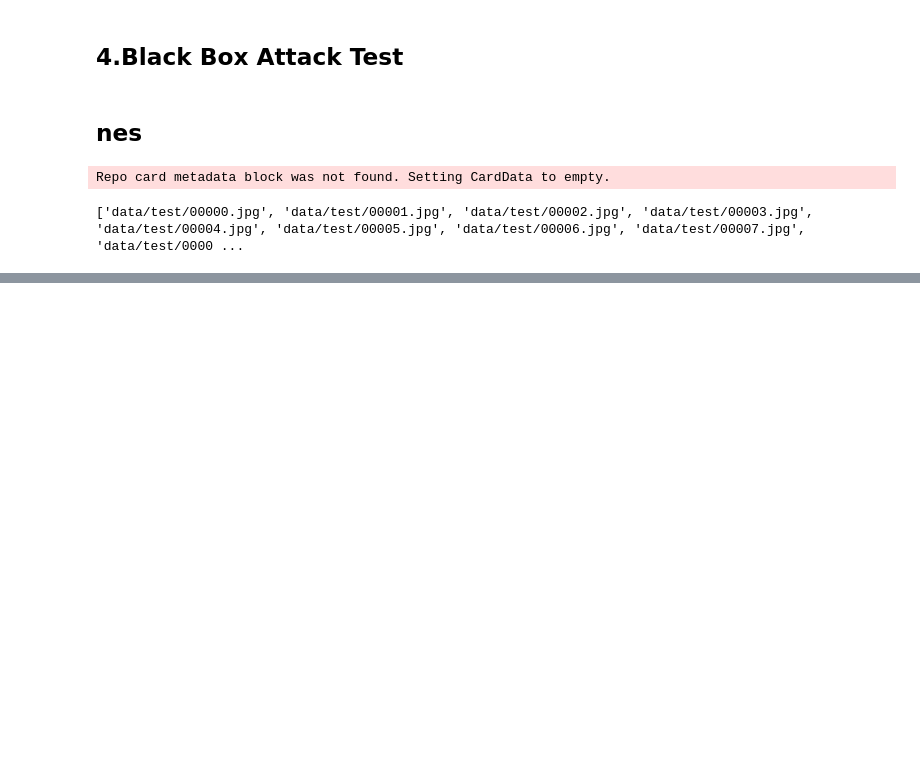
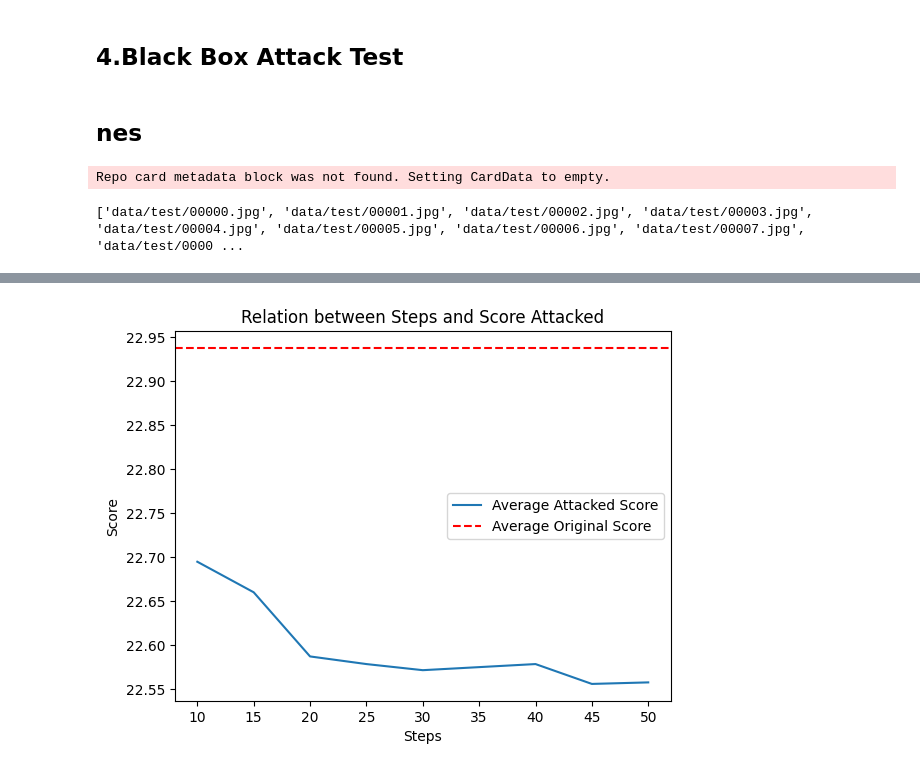
Before and after one commit to Terry-Zheng-2001/HPSattack, a Jupyter notebook: MLtask.ipynb, the cells around one changed output, grey strips where cells are left out. Saved outputs shown, nothing was run; the diff lists cells and outputs as text; code cells hidden in the pictures; blank space fills up the shorter version.

```diff
--- a/MLtask.ipynb
+++ b/MLtask.ipynb
@@ -168,6 +168,9 @@ image_tensor = images_to_tensor([image_paths[0]], model).to(device)
 # %% [output]
 ['data/test/00000.jpg', 'data/test/00001.jpg', 'data/test/00002.jpg', 'data/test/00003.jpg', 'data/test/00004.jpg', 'data/test/00005.jpg', 'data/test/00006.jpg', 'data/test/00007.jpg', 'data/test/0000 ...
 # %%
-from utils.attacks import ZOOAttack
-zoo_attacker = ZOOAttack(model, eps=4/255, alpha=1/255, steps=100, query_batch=128, device="cuda")
-adv_image = zoo_attacker.attack(image_tensor, prompt)
+from utils.attacks import NESAttack
+nes_attacker = NESAttack(model, eps=8/255, alpha=2/255, steps=13, nes_samples=25, device="cuda")
+
+adv_image = nes_attacker.attack(image_tensor, prompt)
+attacked_score_v2_0 = model.score(adv_image, prompt)
+print(f"Attacked score v2.0: {attacked_score_v2_0}")
@@ -182,0 +196,8 @@ Attacked score v2.0: 25.25
+# %%
+import pandas as pd
+image_paths, prompt = get_all_pics(dataset, 0)
+image_tensor = images_to_tensor(image_paths, model).to(device)
+ORIGINAL_SCORE = model.score(image_tensor, prompt)
+print(f"Original score: {ORIGINAL_SCORE}")
+mean_original_score = pd.Series(ORIGINAL_SCORE).mean()
+print(mean_original_score)
@@ -183,6 +208,15 @@ Attacked score v2.0: 25.25
 # %%
-nes_attacker = NESAttack(model, eps=8/255, alpha=2/255, steps=100, nes_samples=50, device="cuda")
-adv_image = nes_attacker.attack(image_tensor, prompt)
-attacked_score_v2_0 = model.score(adv_image, prompt)
-print(f"Attacked score v2.0: {attacked_score_v2_0}")
+from tqdm import tqdm
+mean_attacked_score = []
+for step in tqdm(range(10,51,5)):
+    print(f"Step: {step}")
+    attacked_score = []
+    for i in range(len(image_paths)):
+        image_tensor = images_to_tensor([image_paths[i]], model).to(device)
+        nes_attacker = NESAttack(model, eps=8/255, alpha=2/255, steps=step, nes_samples=25, device="cuda")
+        adv_image = nes_attacker.attack(image_tensor, prompt)
+        attacked_score_v2_0 = model.score(adv_image, prompt)
+        attacked_score.append(attacked_score_v2_0)
+    mean_attacked_score.append(pd.Series(attacked_score).mean())
+    print(f"Attacked score v2.0: {mean_attacked_score}")
 # %% [output]
@@ -393,0 +241,12 @@ print(f"Attacked score v2.0: {attacked_score_v2_0}")
+# %%
+
+
+plt.plot(range(10,51,5), mean_attacked_score, label='Average Attacked Score')
+plt.axhline(y=mean_original_score, color='r', linestyle='--', label='Average Original Score')
+plt.xlabel('Steps')
+plt.ylabel('Score')
+plt.title('Relation between Steps and Score Attacked')
+plt.legend()
+plt.show()
+# %% [output]
+[figure, added]
```
Also changed, not shown: parts of 6 cells of this notebook, 40 other files.
